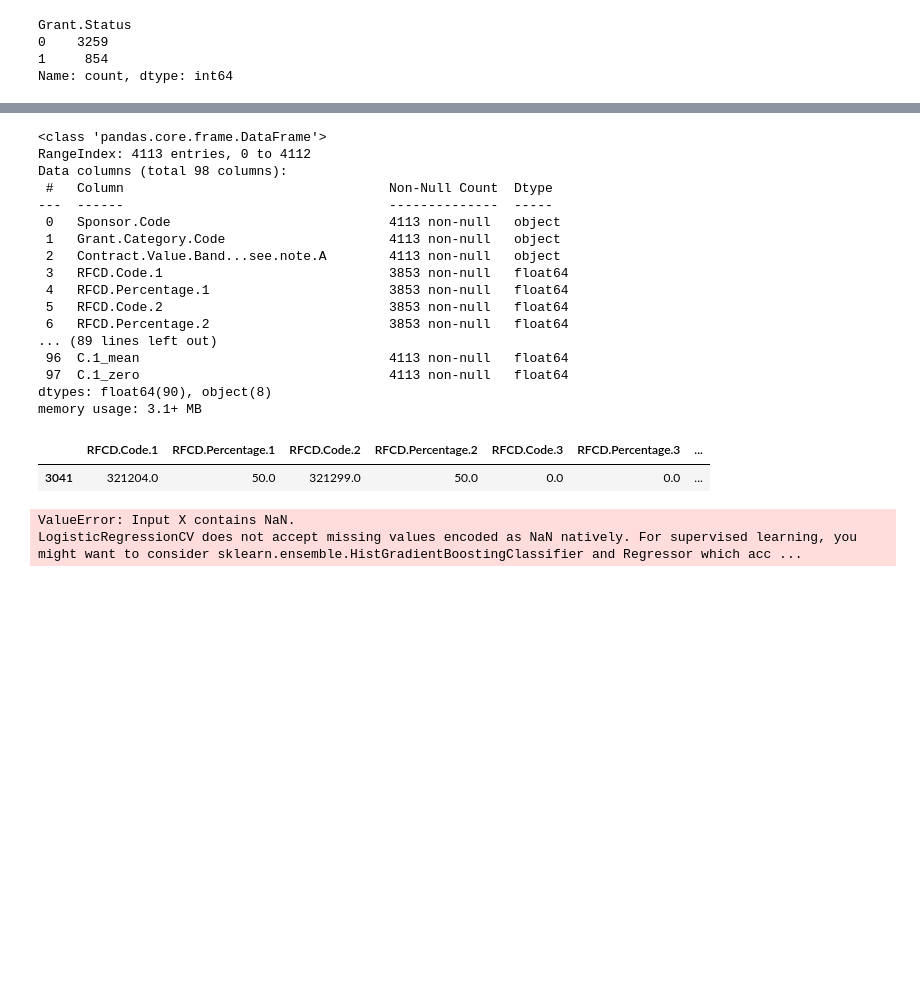
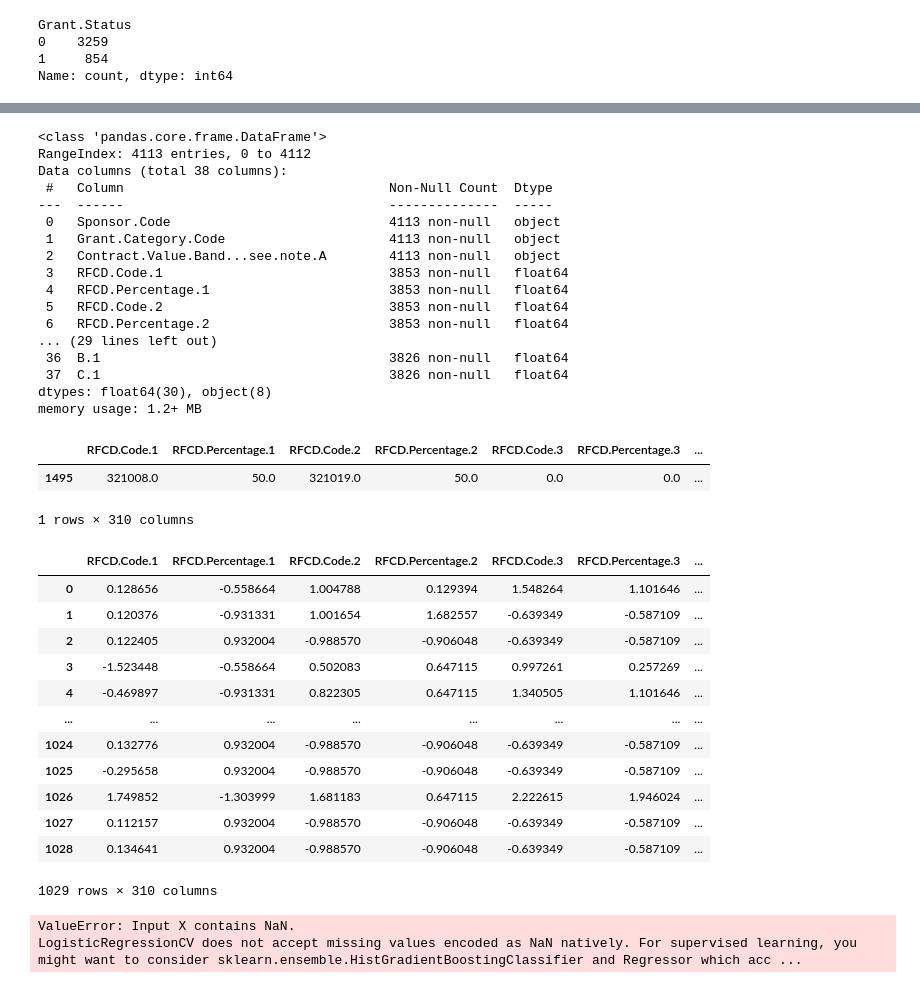
Before and after one commit to korsh624/DS, a Jupyter notebook: 2.5/task1.ipynb, the cells around one changed output, grey strips where cells are left out. Saved outputs shown, nothing was run; the diff lists cells and outputs as text; code cells hidden in the pictures; blank space fills up the shorter version.

Commit message:
add 2.5 test hw

```diff
--- a/2.5/task1.ipynb
+++ b/2.5/task1.ipynb
@@ -40,6 +40,6 @@ memory usage: 1.2+ MB
 # %%
 target = df['Grant.Status']
-features = df.drop(columns=['Grant.Status'])
+features = df.drop(['Grant.Status'], axis=1)
 # %%
 target.value_counts()
 # %% [output]
@@ -65,10 +66,3 @@ def upsample(features, target, repaet=10):
     return features_upsampled, target_upsampled
 # %%
 features_train_upsampled, target_train_upsampled=upsample(features, target)
-# %%
-numerical_features = features.select_dtypes(include=['float64', 'int64']).columns
-
-# Заполнение пропусков средними значениями и нулями
-for feature in numerical_features:
-    features[feature + '_mean'] = features[feature].fillna(features[feature].mean())
-    features[feature + '_zero'] = features[feature].fillna(0)
@@ -131,7 +147,7 @@ features.info()
 # %% [output]
 <class 'pandas.core.frame.DataFrame'>
 RangeIndex: 4113 entries, 0 to 4112
-Data columns (total 98 columns):
+Data columns (total 38 columns):
  #   Column                                  Non-Null Count  Dtype
 ---  ------                                  --------------  -----
  0   Sponsor.Code                            4113 non-null   object
@@ -141,25 +157,41 @@ Data columns (total 98 columns):
  4   RFCD.Percentage.1                       3853 non-null   float64
  5   RFCD.Code.2                             3853 non-null   float64
  6   RFCD.Percentage.2                       3853 non-null   float64
-... (89 lines left out)
- 96  C.1_mean                                4113 non-null   float64
- 97  C.1_zero                                4113 non-null   float64
-dtypes: float64(90), object(8)
-memory usage: 3.1+ MB
+... (29 lines left out)
+ 36  B.1                                     3826 non-null   float64
+ 37  C.1                                     3826 non-null   float64
+dtypes: float64(30), object(8)
+memory usage: 1.2+ MB
 # %%
 features_one=pd.get_dummies(features, drop_first=True)
 features_one.sample()
 # %% [output]
 |  | RFCD.Code.1 | RFCD.Percentage.1 | RFCD.Code.2 | RFCD.Percentage.2 | RFCD.Code.3 | RFCD.Percentage.3 | ... |
-| 3041 | 321204.0 | 50.0 | 321299.0 | 50.0 | 0.0 | 0.0 | ... |
+| 1495 | 321008.0 | 50.0 | 321019.0 | 50.0 | 0.0 | 0.0 | ... |
+1 rows × 310 columns
 # %%
-features_train, features_test, target_train, target_test = train_test_split(features_one, target, test_size=0.2, random_state=42)
+features_train, features_test, target_train, target_test = train_test_split(features_one, target, test_size=0.25, random_state=23)
 # %%
 scaler = StandardScaler()
-features_train_scaled = scaler.fit_transform(features_train)
+scaler.fit(features_train)
+features_train_scaled = scaler.transform(features_train)
 features_test_scaled = scaler.transform(features_test)
 # %%
-pd.DataFrame(features_test_scaled,columns=features_train.columns).dropna(inplace=True)
+pd.DataFrame(features_test_scaled,columns=features_train.columns)
+# %% [output]
+|  | RFCD.Code.1 | RFCD.Percentage.1 | RFCD.Code.2 | RFCD.Percentage.2 | RFCD.Code.3 | RFCD.Percentage.3 | ... |
+| 0 | 0.128656 | -0.558664 | 1.004788 | 0.129394 | 1.548264 | 1.101646 | ... |
+| 1 | 0.120376 | -0.931331 | 1.001654 | 1.682557 | -0.639349 | -0.587109 | ... |
+| 2 | 0.122405 | 0.932004 | -0.988570 | -0.906048 | -0.639349 | -0.587109 | ... |
+| 3 | -1.523448 | -0.558664 | 0.502083 | 0.647115 | 0.997261 | 0.257269 | ... |
+| 4 | -0.469897 | -0.931331 | 0.822305 | 0.647115 | 1.340505 | 1.101646 | ... |
+| ... | ... | ... | ... | ... | ... | ... | ... |
+| 1024 | 0.132776 | 0.932004 | -0.988570 | -0.906048 | -0.639349 | -0.587109 | ... |
+| 1025 | -0.295658 | 0.932004 | -0.988570 | -0.906048 | -0.639349 | -0.587109 | ... |
+| 1026 | 1.749852 | -1.303999 | 1.681183 | 0.647115 | 2.222615 | 1.946024 | ... |
+| 1027 | 0.112157 | 0.932004 | -0.988570 | -0.906048 | -0.639349 | -0.587109 | ... |
+| 1028 | 0.134641 | 0.932004 | -0.988570 | -0.906048 | -0.639349 | -0.587109 | ... |
+1029 rows × 310 columns
 # %%
 model=LogisticRegressionCV(solver='liblinear',random_state=12,class_weight='balanced',cv=10)
 model.fit(features_train_scaled, target_train)
```
Also changed, not shown: parts of 13 cells of this notebook.
